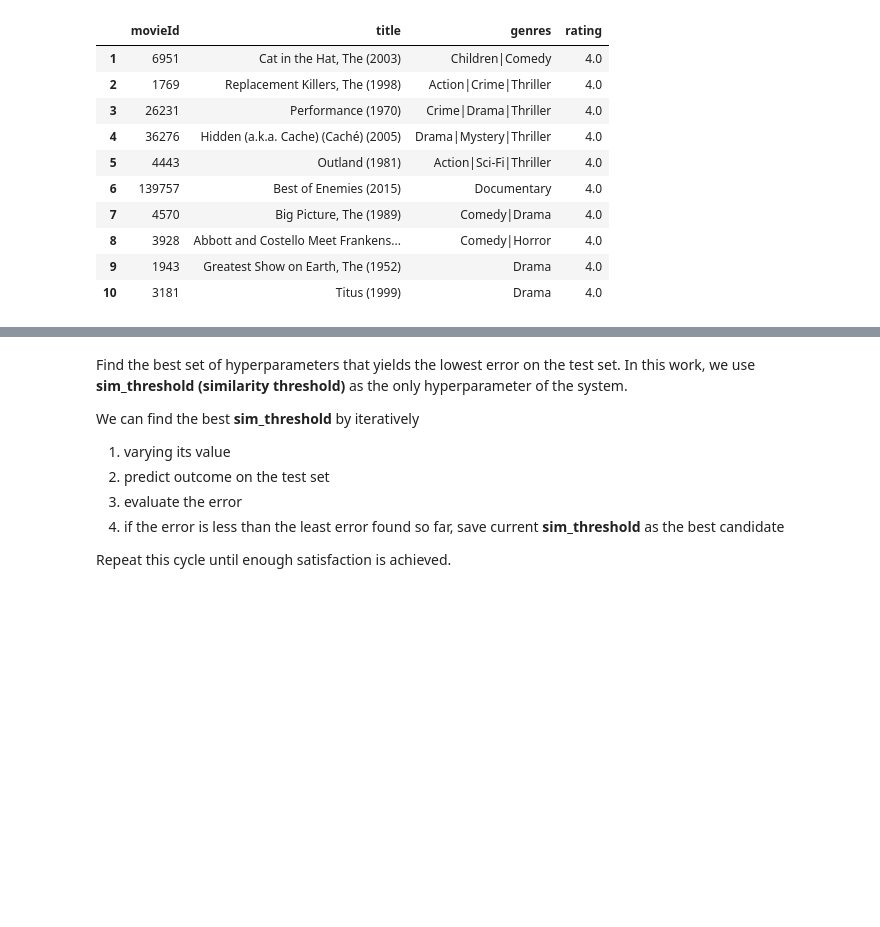
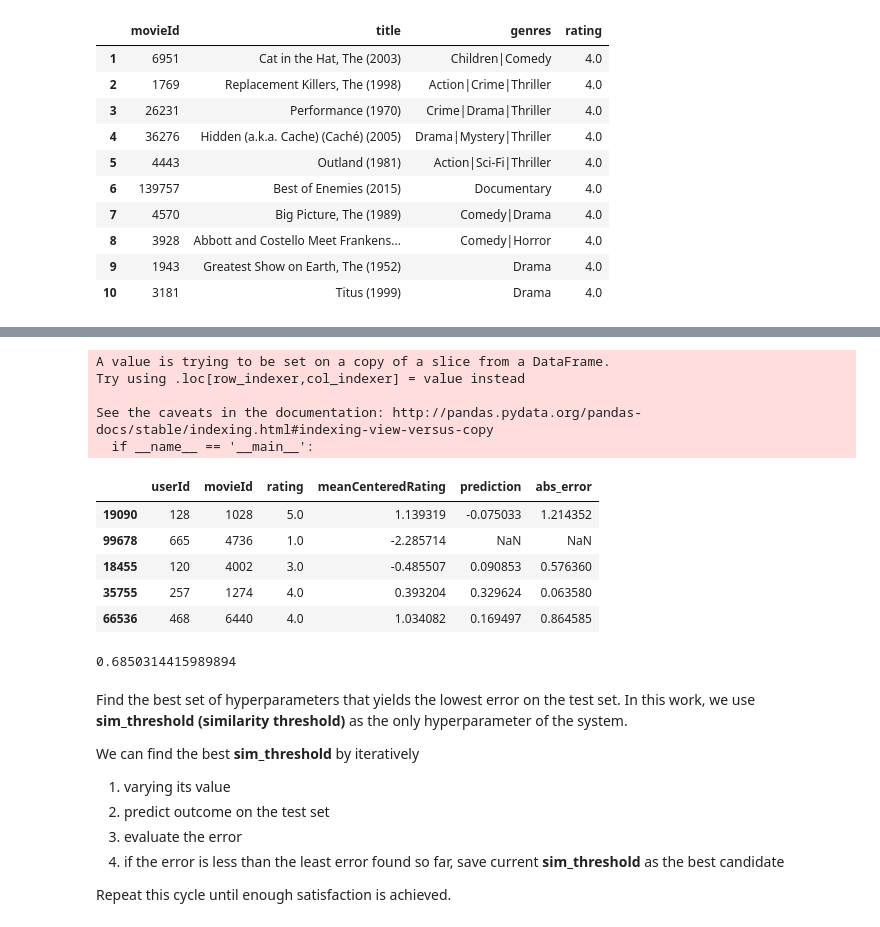
Before and after one commit to offchan42/item-based-recommender-system, a Jupyter notebook: item-based-recommender-system.ipynb, the cells around one changed output, grey strips where cells are left out. Drawn from its saved outputs; the diff is of its cells as text; code cells hidden in the pictures; blank space fills up the shorter version.

```diff
--- a/item-based-recommender-system.ipynb
+++ b/item-based-recommender-system.ipynb
@@ -304,4 +293,7 @@ def predict(ratings, user_item, sim_threshold, debug=True):
         if debug:
             print('sim and rating of item {}:'.format(item), s, rating)
     return rating_sum / total_sim if total_sim else np.nan
+# %%
+# this is the similarity threshold value, as the only hyperparameter available
+sim_threshold = 0.
 # %%
@@ -396,0 +406,18 @@ Evaluate the error on the test set. The error metric chosen in our work is **MAE
+# %%
+# predict ratings for the given data table
+def predict_table(data_test, sim_threshold):
+    n_test = data_test.shape[0]
+    predictions = np.empty((n_test,))
+    i = 0
+    for idx, row in data_test.iterrows():
+        pred = predict(train_ratings, (user2row[row['userId']], movie2col[row['movieId']]), sim_threshold, debug=False)
+        predictions[i] = pred
+        if (i+1) % 100 == 0 or i+1 == n_test:
+            print("Progress: {}/{} ({:.2f} %) ratings predicted".format(i+1, n_test, (i+1)*100/n_test))
+        i += 1
+    print("Progress: {}/{} ({:.2f} %) ratings predicted".format(i+1, n_test, (i+1)*100/n_test))
+    return predictions
+# %%
+%%time
+# predicting ratings for every (user,movie) pair in the test data
+predictions = predict_table(data_test, sim_threshold)
@@ -396,0 +442,3 @@ Evaluate the error on the test set. The error metric chosen in our work is **MAE
+# %%
+data_test['prediction'] = predictions
+data_test.head()
@@ -397,3 +457,24 @@ Evaluate the error on the test set. The error metric chosen in our work is **MAE
+# %%
+data_test['abs_error'] = np.abs(data_test['meanCenteredRating'] - data_test['prediction'])
+data_test.head()
+# %% [output]
+A value is trying to be set on a copy of a slice from a DataFrame.
+Try using .loc[row_indexer,col_indexer] = value instead
+
+See the caveats in the documentation: http://pandas.pydata.org/pandas-docs/stable/indexing.html#indexing-view-versus-copy
+  if __name__ == '__main__':
+|  | userId | movieId | rating | meanCenteredRating | prediction | abs_error |
+| 19090 | 128 | 1028 | 5.0 | 1.139319 | -0.075033 | 1.214352 |
+| 99678 | 665 | 4736 | 1.0 | -2.285714 | NaN | NaN |
+| 18455 | 120 | 4002 | 3.0 | -0.485507 | 0.090853 | 0.576360 |
+| 35755 | 257 | 1274 | 4.0 | 0.393204 | 0.329624 | 0.063580 |
+| 66536 | 468 | 6440 | 4.0 | 1.034082 | 0.169497 | 0.864585 |
+# %%
+# mean absolute error
+mae = data_test['abs_error'].mean()
+mae
+# %% [output]
+0.6850314415989894
 # %% [markdown]
 Find the best set of hyperparameters that yields the lowest error on the test set.
 In this work, we use **sim_threshold (similarity threshold)** as the only hyperparameter of the system.
```
Also changed, not shown: parts of 13 cells of this notebook.
